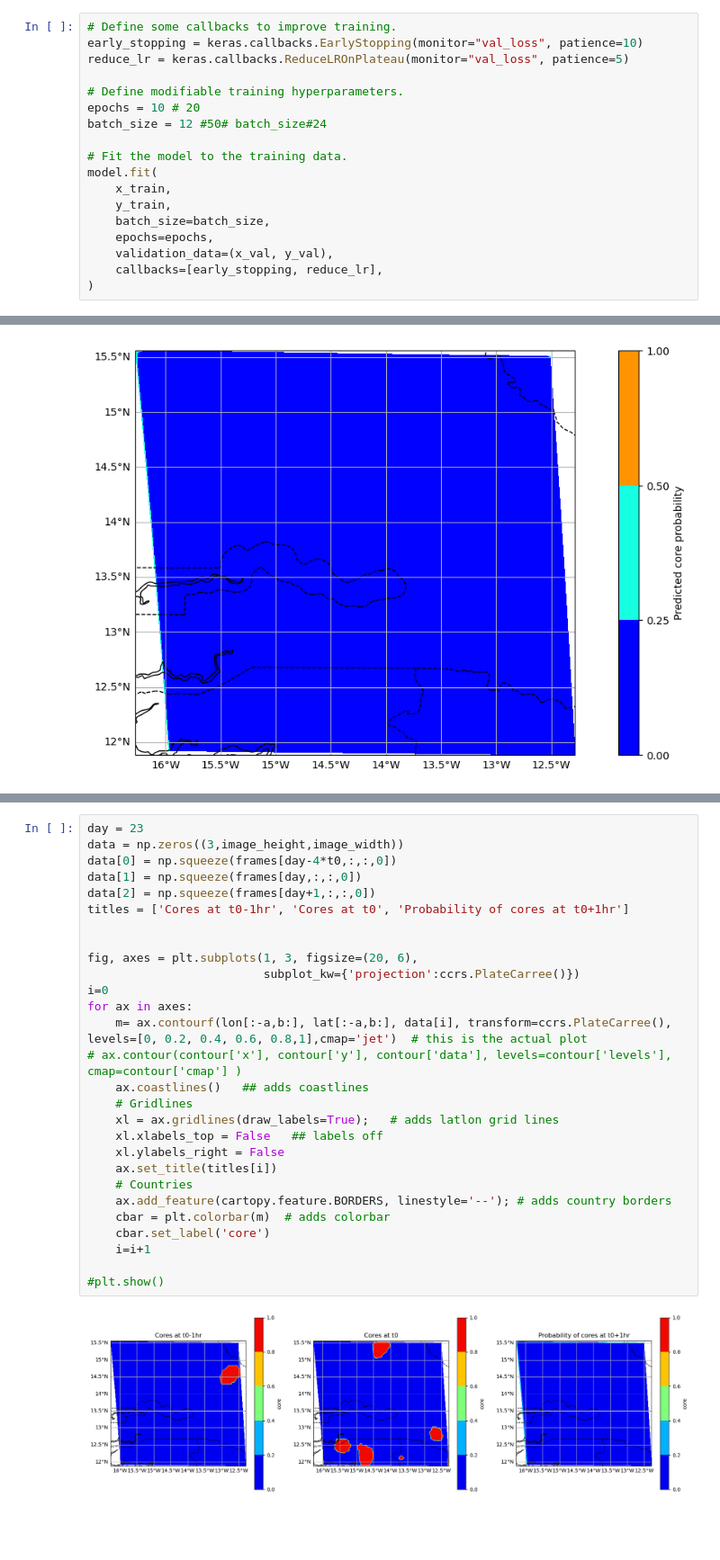
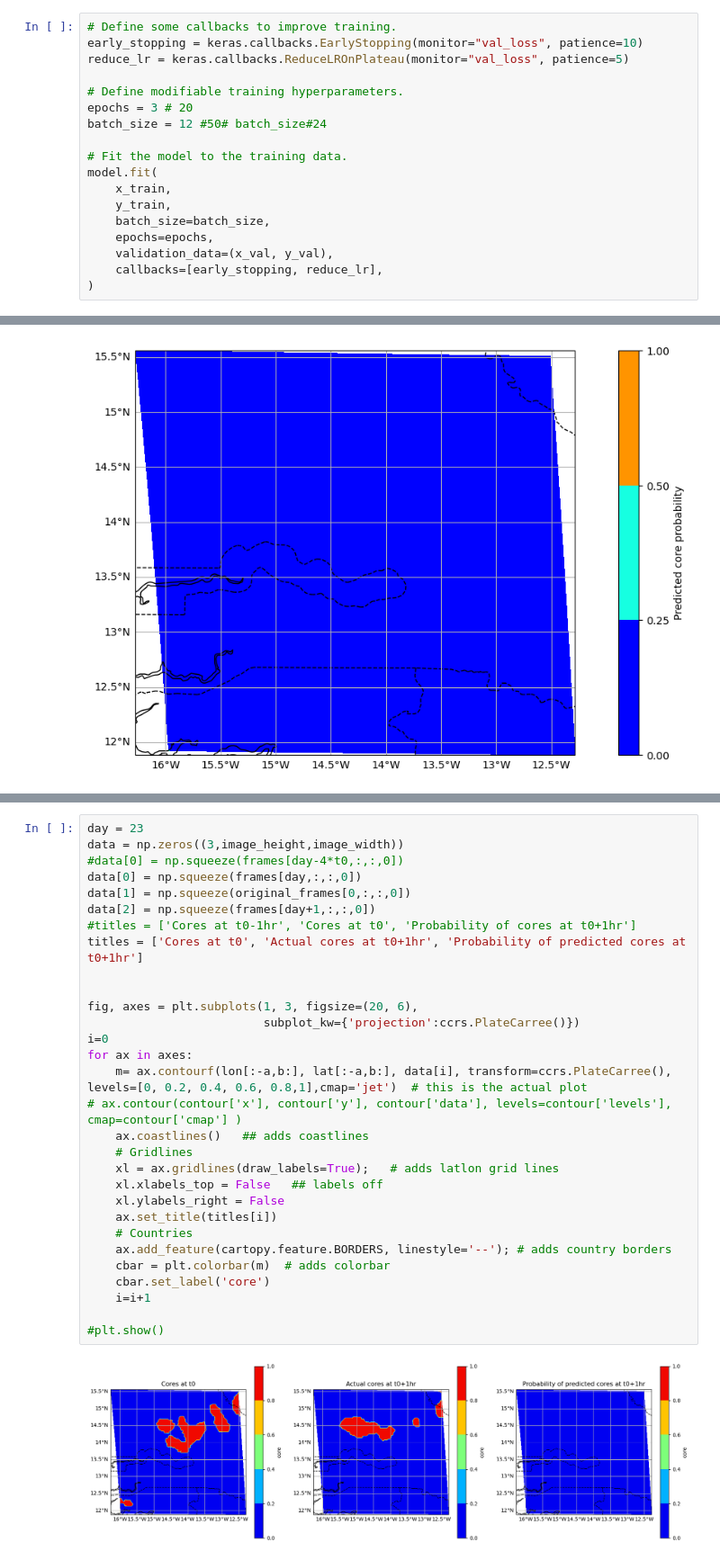
Before and after one commit to JawairiaAA/Core_forecasting_DL, a Jupyter notebook: DL_core_forecasting_video.ipynb, the cells around one changed output, grey strips where cells are left out. Shown at 90% size. Cells and saved outputs as stored; diff of their text form; blank space fills up the shorter version.

```diff
--- a/DL_core_forecasting_video.ipynb
+++ b/DL_core_forecasting_video.ipynb
@@ -403,7 +402,7 @@ early_stopping = keras.callbacks.EarlyStopping(monitor="val_loss", patience=10)
 reduce_lr = keras.callbacks.ReduceLROnPlateau(monitor="val_loss", patience=5)
 
 # Define modifiable training hyperparameters.
-epochs = 10 # 20
+epochs = 3 # 20
 batch_size = 12 #50# batch_size#24
 
 # Fit the model to the training data.
@@ -499,33 +507,35 @@ draw_map(ax, np.squeeze(original_frames[0,:,:,0]), lon[:-a,b:], lat[:-a,b:],leve
-# %%
-day = 23
-data = np.zeros((3,image_height,image_width))
-data[0] = np.squeeze(frames[day-4*t0,:,:,0])
-data[1] = np.squeeze(frames[day,:,:,0])
-data[2] = np.squeeze(frames[day+1,:,:,0])
-titles = ['Cores at t0-1hr', 'Cores at t0', 'Probability of cores at t0+1hr']
-
-
-fig, axes = plt.subplots(1, 3, figsize=(20, 6),
-                         subplot_kw={'projection':ccrs.PlateCarree()})
-i=0
-for ax in axes:
-    m= ax.contourf(lon[:-a,b:], lat[:-a,b:], data[i], transform=ccrs.PlateCarree(), levels=[0, 0.2, 0.4, 0.6, 0.8,1],cmap='jet')  # this is the actual plot
-# ax.contour(contour['x'], contour['y'], contour['data'], levels=contour['levels'], cmap=contour['cmap'] )
-    ax.coastlines()   ## adds coastlines
-    # Gridlines
-    xl = ax.gridlines(draw_labels=True);   # adds latlon grid lines
-    xl.xlabels_top = False   ## labels off
-    xl.ylabels_right = False
-    ax.set_title(titles[i])
-    # Countries
-    ax.add_feature(cartopy.feature.BORDERS, linestyle='--'); # adds country borders
-    cbar = plt.colorbar(m)  # adds colorbar
-    cbar.set_label('core')
-    i=i+1
-
-#plt.show()
-# %% [output]
-[figure, removed]
+# %%
+day = 23
+data = np.zeros((3,image_height,image_width))
+#data[0] = np.squeeze(frames[day-4*t0,:,:,0])
+data[0] = np.squeeze(frames[day,:,:,0])
+data[1] = np.squeeze(original_frames[0,:,:,0])
+data[2] = np.squeeze(frames[day+1,:,:,0])
+#titles = ['Cores at t0-1hr', 'Cores at t0', 'Probability of cores at t0+1hr']
+titles = ['Cores at t0', 'Actual cores at t0+1hr', 'Probability of predicted cores at t0+1hr']
+
+
+fig, axes = plt.subplots(1, 3, figsize=(20, 6),
+                         subplot_kw={'projection':ccrs.PlateCarree()})
+i=0
+for ax in axes:
+    m= ax.contourf(lon[:-a,b:], lat[:-a,b:], data[i], transform=ccrs.PlateCarree(), levels=[0, 0.2, 0.4, 0.6, 0.8,1],cmap='jet')  # this is the actual plot
+# ax.contour(contour['x'], contour['y'], contour['data'], levels=contour['levels'], cmap=contour['cmap'] )
+    ax.coastlines()   ## adds coastlines
+    # Gridlines
+    xl = ax.gridlines(draw_labels=True);   # adds latlon grid lines
+    xl.xlabels_top = False   ## labels off
+    xl.ylabels_right = False
+    ax.set_title(titles[i])
+    # Countries
+    ax.add_feature(cartopy.feature.BORDERS, linestyle='--'); # adds country borders
+    cbar = plt.colorbar(m)  # adds colorbar
+    cbar.set_label('core')
+    i=i+1
+
+#plt.show()
+# %% [output]
+[figure, added]
 # %%
 # Construct a figure for the original and new frames.
 #fig, axes = plt.subplots(2, 2, figsize=(20, 6))
```
Also changed, not shown: parts of 12 cells of this notebook.
